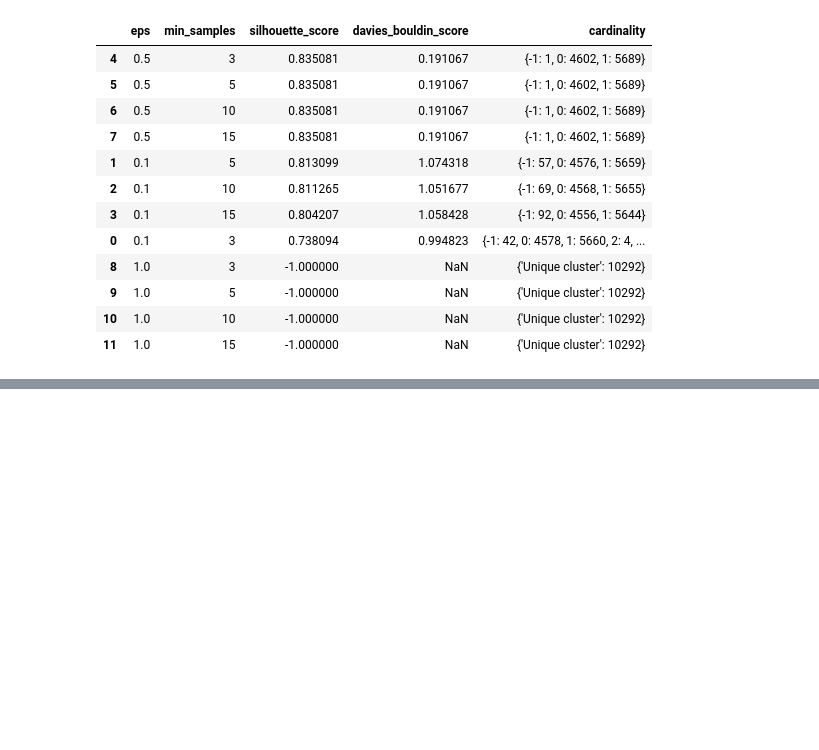
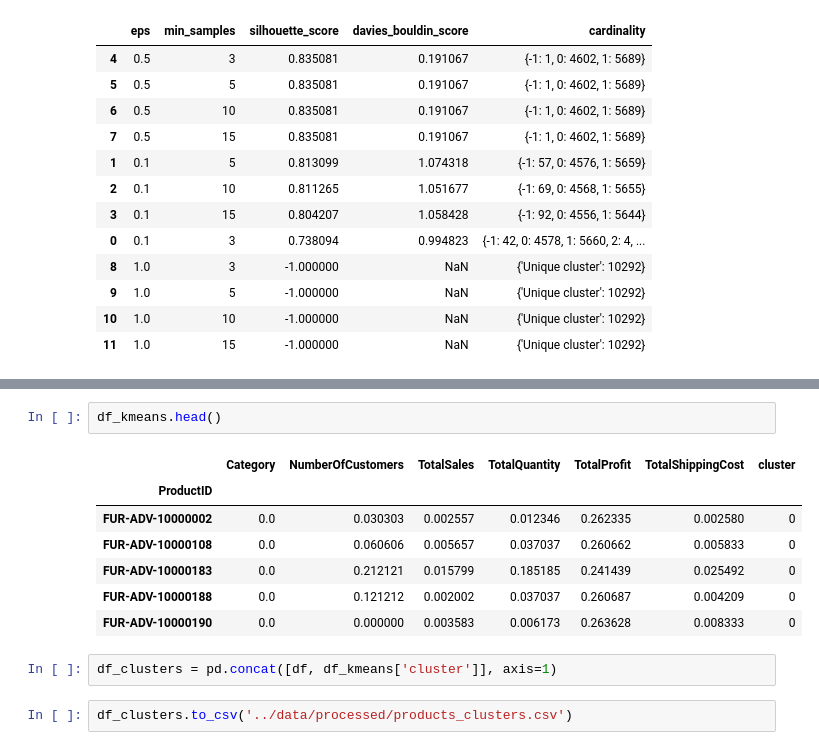
Before and after one commit to SupernovaIa/Proyecto-9-Global-Trade-Insights-Clustering-and-Regression, a Jupyter notebook: notebook/02-c-Products_Clustering.ipynb, the cells around one changed output, grey strips where cells are left out. Cells and saved outputs as stored; diff of their text form; blank space fills up the shorter version.

Commit message:
clustering done

```diff
--- a/notebook/03-b-Products_Clustering.ipynb
+++ b/notebook/02-c-Products_Clustering.ipynb
@@ -271,0 +301,14 @@ For now, we will discard the DBSCAN method for clustering.
+# %%
+df_kmeans.head()
+# %% [output]
+|  | Category | NumberOfCustomers | TotalSales | TotalQuantity | TotalProfit | TotalShippingCost | cluster |
+| ProductID |  |  |  |  |  |  |  |
+| FUR-ADV-10000002 | 0.0 | 0.030303 | 0.002557 | 0.012346 | 0.262335 | 0.002580 | 0 |
+| FUR-ADV-10000108 | 0.0 | 0.060606 | 0.005657 | 0.037037 | 0.260662 | 0.005833 | 0 |
+| FUR-ADV-10000183 | 0.0 | 0.212121 | 0.015799 | 0.185185 | 0.241439 | 0.025492 | 0 |
+| FUR-ADV-10000188 | 0.0 | 0.121212 | 0.002002 | 0.037037 | 0.260687 | 0.004209 | 0 |
+| FUR-ADV-10000190 | 0.0 | 0.000000 | 0.003583 | 0.006173 | 0.263628 | 0.008333 | 0 |
+# %%
+df_clusters = pd.concat([df, df_kmeans['cluster']], axis=1)
+# %%
+df_clusters.to_csv('../data/processed/products_clusters.csv')
```
Also changed, not shown: parts of 48 cells of this notebook, 7 other files.
